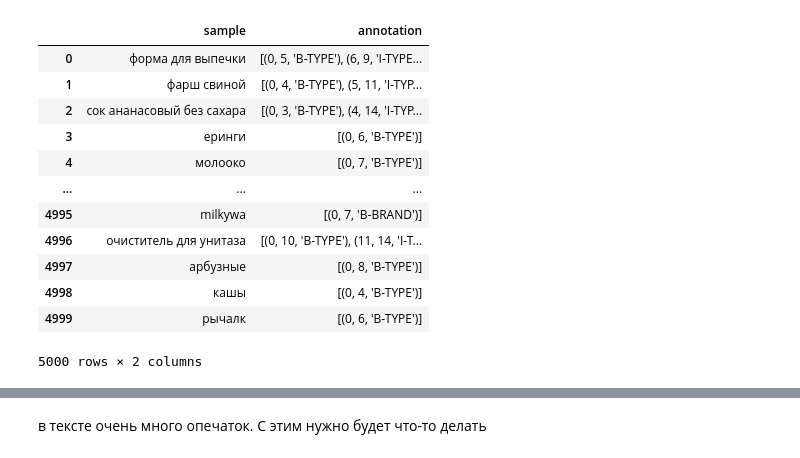
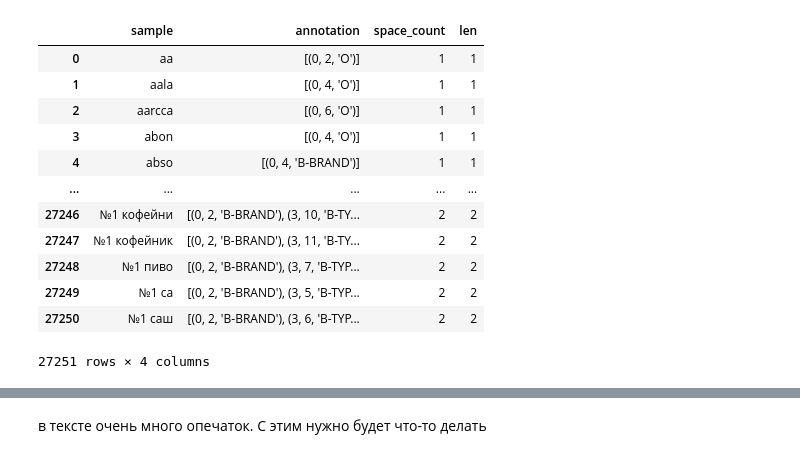
Before and after one commit to ahill132009/X5_ner_MiLky_way, a Jupyter notebook: EDA/EDA.ipynb, the cells around one changed output, grey strips where cells are left out. Drawn from its saved outputs; the diff is of its cells as text; code cells hidden in the pictures.

```diff
--- a/EDA/EDA.ipynb
+++ b/EDA/EDA.ipynb
@@ -5,18 +5,20 @@ data = pd.read_csv('../data/Датасет/train.csv', sep=';')
 # %%
 test = pd.read_csv('../data/Датасет/submission.csv', sep=';')
 # %%
-test
+all_token = pd.read_csv('/Users/egorbykov/Desktop/Работа/2025/hackatons/mos/X5_ner_MiLky_way/data/clear_dataset/все_токены_по_отдельности.csv', sep=',')
-# %% [output]
-|  | sample | annotation |
-| 0 | форма для выпечки | [(0, 5, 'B-TYPE'), (6, 9, 'I-TYPE... |
-| 1 | фарш свиной | [(0, 4, 'B-TYPE'), (5, 11, 'I-TYP... |
-| 2 | сок ананасовый без сахара | [(0, 3, 'B-TYPE'), (4, 14, 'I-TYP... |
-| 3 | еринги | [(0, 6, 'B-TYPE')] |
-| 4 | молооко | [(0, 7, 'B-TYPE')] |
-| ... | ... | ... |
-| 4995 | milkywa | [(0, 7, 'B-BRAND')] |
-| 4996 | очиститель для унитаза | [(0, 10, 'B-TYPE'), (11, 14, 'I-T... |
-| 4997 | арбузные | [(0, 8, 'B-TYPE')] |
-| 4998 | кашы | [(0, 4, 'B-TYPE')] |
-| 4999 | рычалк | [(0, 6, 'B-TYPE')] |
-5000 rows × 2 columns
+# %%
+data
+# %% [output]
+|  | sample | annotation | space_count | len |
+| 0 | aa | [(0, 2, 'O')] | 1 | 1 |
+| 1 | aala | [(0, 4, 'O')] | 1 | 1 |
+| 2 | aarcca | [(0, 6, 'O')] | 1 | 1 |
+| 3 | abon | [(0, 4, 'O')] | 1 | 1 |
+| 4 | abso | [(0, 4, 'B-BRAND')] | 1 | 1 |
+| ... | ... | ... | ... | ... |
+| 27246 | №1 кофейни | [(0, 2, 'B-BRAND'), (3, 10, 'B-TY... | 2 | 2 |
+| 27247 | №1 кофейник | [(0, 2, 'B-BRAND'), (3, 11, 'B-TY... | 2 | 2 |
+| 27248 | №1 пиво | [(0, 2, 'B-BRAND'), (3, 7, 'B-TYP... | 2 | 2 |
+| 27249 | №1 са | [(0, 2, 'B-BRAND'), (3, 5, 'B-TYP... | 2 | 2 |
+| 27250 | №1 саш | [(0, 2, 'B-BRAND'), (3, 6, 'B-TYP... | 2 | 2 |
+27251 rows × 4 columns
```
Also changed, not shown: parts of 8 cells of this notebook, 4 other files.
